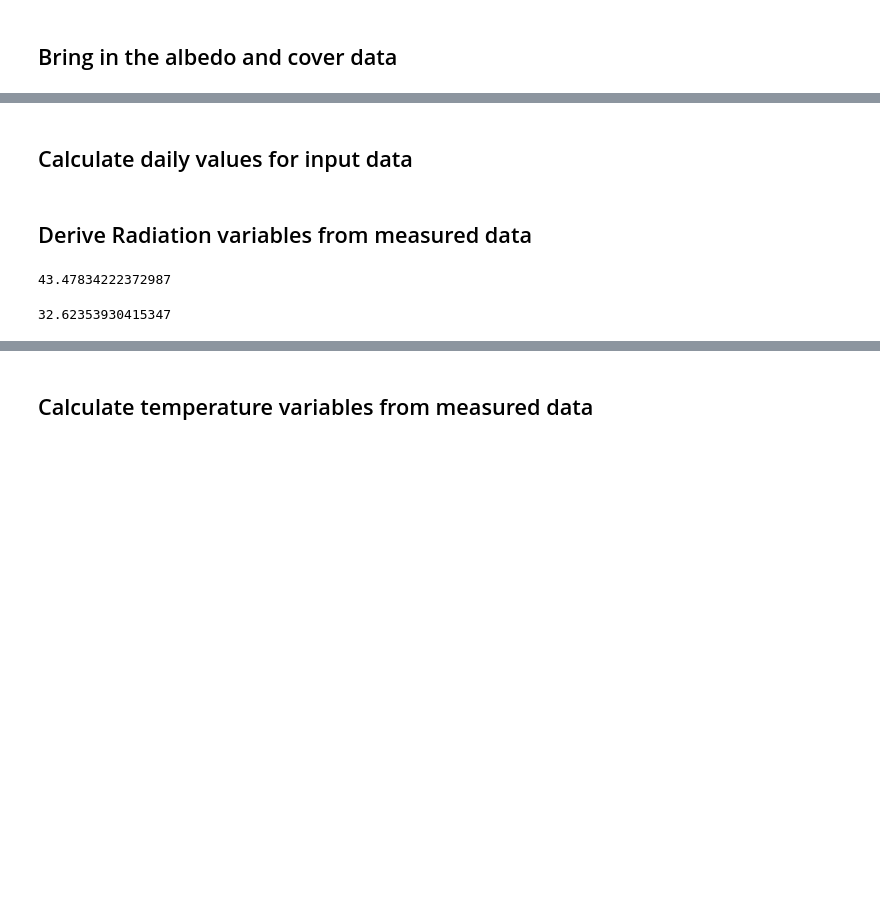
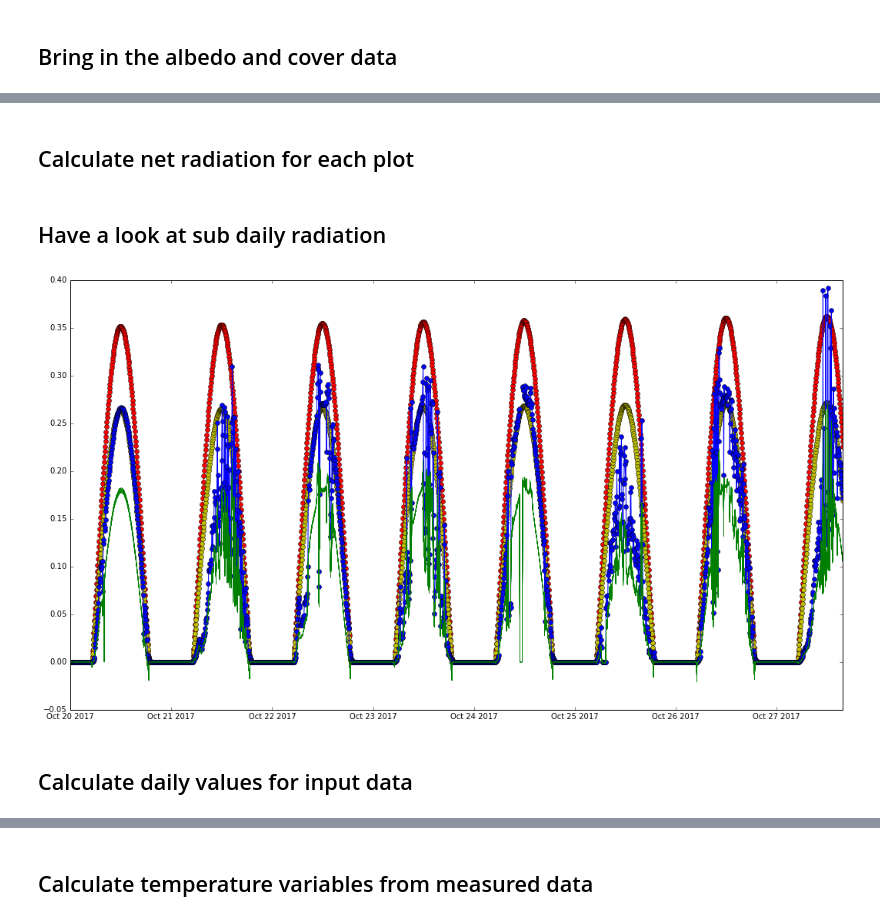
Before and after one commit to PlantandFoodResearch/MVI, a Jupyter notebook: RA1.3/GetNewIRRData.ipynb, the cells around one changed output, grey strips where cells are left out. Cells and saved outputs as stored; diff of their text form; code cells hidden in the pictures; blank space fills up the shorter version.

Commit message:
Further progress on water use calculations

```diff
--- a/RA1.3/GetNewIRRData.ipynb
+++ b/RA1.3/GetNewIRRData.ipynb
@@ -274,2 +301,37 @@ plt.legend(loc=2,fontsize=16)
+# %% [markdown]
+## Calculate net radiation for each plot
+# %%
+#Bring in the calculations already made
+ExistingRadnCalcs = pd.read_pickle(Path + '\LoggedData\DataFrames\RadnData.pkl')
+LastCalcTo = ExistingRadnCalcs.index.max()
+EBDates = list(set([DateTimeList[x].date() for x in range(len(DateTimeList))]))
+list.sort(EBDates)
+RadnCols = pd.MultiIndex.from_product([Zones,Irrigs,Reps],names=['Zone','Irrig','Rep'])
+RadnData = pd.DataFrame(index = DateTimeList, columns = RadnCols)
+RadnData.update(ExistingRadnCalcs)
+#Calcualate parameters for the fresh data
+for plot in RadnData.columns:
+    RadnData.ix[LastCalcTo:,plot] = [et.NetRadiation(MetData.ix[(plot[0],d),'Rs'],
+                                                    MetData.ix[(plot[0],d),'Ta'],
+                                                    MetData.ix[(plot[0],d),'Eo'],
+                                                    Lattitude,
+                                                    d.dayofyear,
+                                                    0.083333,
+                                                    float(d.time().hour) + float(d.time().minute)/60.0,
+                                                    LongitudeTZ,
+                                                    LongitudeML,
+                                                    Albedo.ix[EBDates,:].ix[d.date(),plot]) for d in RadnData.ix[LastCalcTo:,:].index]
+RadnData.to_pickle(Path + '\LoggedData\DataFrames\RadnData.pkl')
+# %% [markdown]
+## Have a look at sub daily radiation
+# %%
+figure = plt.figure(figsize=(18,10))
+plt.plot(MetData.ix['Mid','Rex'].ix[Start:],'-o',color='r',label='Extraterestial')
+plt.plot(MetData.ix['Mid','Rso'].ix[Start:],'-o',color='y',label='Clear Sky')
+plt.plot(MetData.ix['Mid','Rs'].ix[Start:],'-o',color='b',label='Surface')
+for plot in RadnData.columns:
+    plt.plot(RadnData.ix[Start:,plot],color = 'g',lw=0.5,label = '_nolegend_')
+# %% [output]
+[figure, added]
 # %% [markdown]
 ## Calculate daily values for input data
@@ -284,20 +337,0 @@ Ts = SurfaceTemp.loc[Daylight,:].dropna().resample('d').mean()
-# %% [markdown]
-## Derive Radiation variables from measured data
-# %%
-et.ExtraterestialRadiation(Lattitude,
-                                                            333,
-                                                            24,
-                                                            0,
-                                                            LongitudeTZ,
-                                                            LongitudeML)
-# %% [output]
-43.47834222372987
-# %%
-et.ClearSkyRadiation(Lattitude,
-                                                            333,
-                                                            24,
-                                                            0,
-                                                            LongitudeTZ,
-                                                            LongitudeML)
-# %% [output]
-32.62353930415347
```
Also changed, not shown: parts of 26 cells of this notebook, 2 other files.
